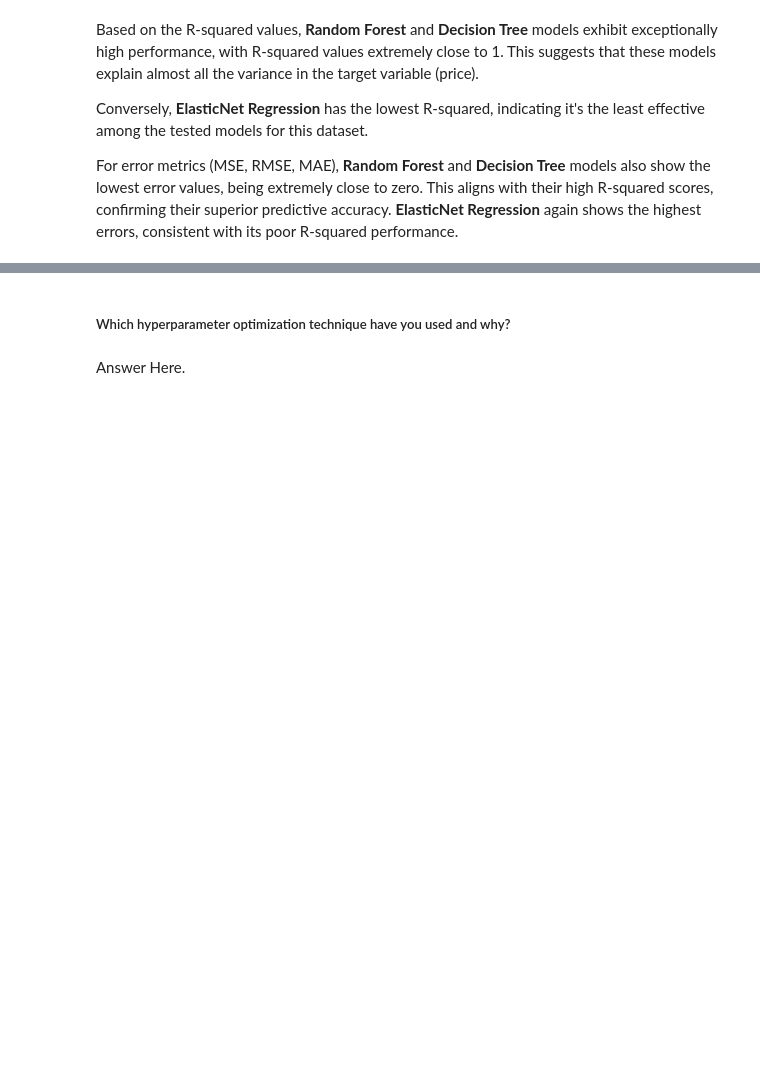
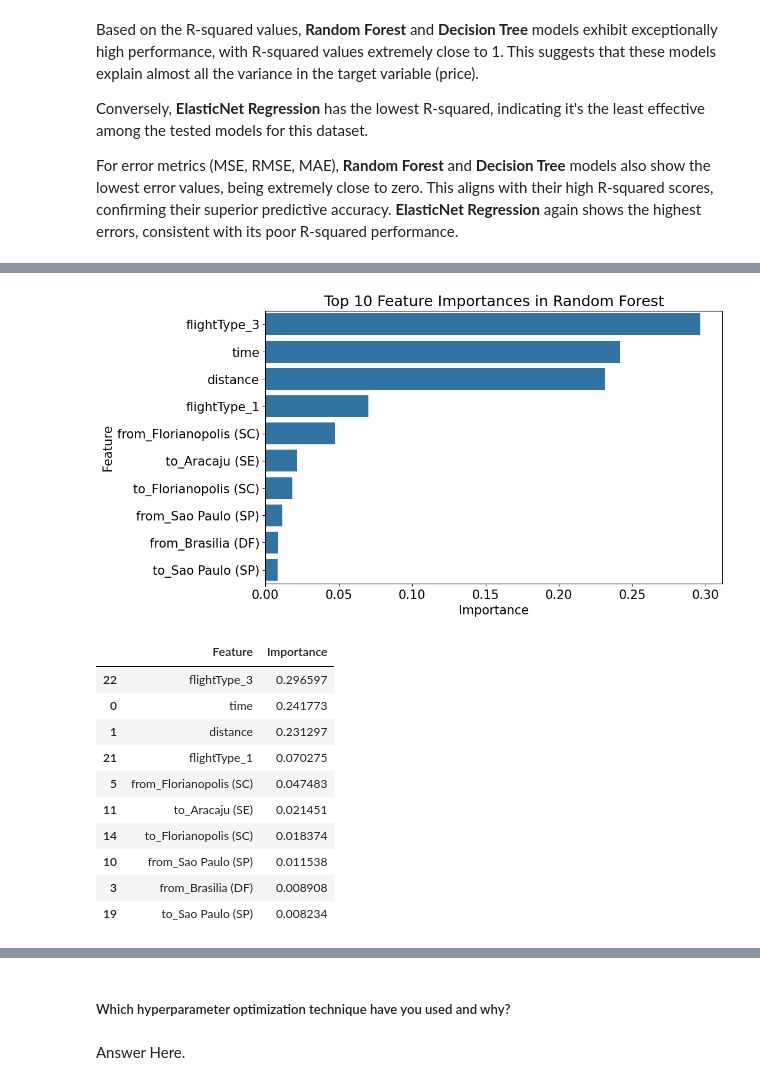
Before and after one commit to amol004/Voyage-Analytics-Integrating-MLOps-in-Travel, a Jupyter notebook: Capstone_Project_Productionization_of_ML_Systems.ipynb, the cells around one changed output, grey strips where cells are left out. Saved outputs shown, nothing was run; the diff lists cells and outputs as text; code cells hidden in the pictures; blank space fills up the shorter version.

```diff
--- a/Capstone_Project_Productionization_of_ML_Systems.ipynb
+++ b/Capstone_Project_Productionization_of_ML_Systems.ipynb
@@ -1442,0 +1480,34 @@ Answer Here.
+# %%
+import matplotlib.pyplot as plt
+
+# Re-train a simple Random Forest to check feature importance
+from sklearn.ensemble import RandomForestRegressor
+
+rf_model = RandomForestRegressor(n_estimators=100, random_state=42)
+rf_model.fit(X_train, y_train)
+
+# Get feature importances
+importances = rf_model.feature_importances_
+feature_names = flight_users_encoded.drop(columns=['price']).columns
+feature_importance_df = pd.DataFrame({'Feature': feature_names, 'Importance': importances}).sort_values(by='Importance', ascending=False)
+
+# Plot top 10 features
+plt.figure(figsize=(10, 6))
+sns.barplot(x='Importance', y='Feature', data=feature_importance_df.head(10))
+plt.title('Top 10 Feature Importances in Random Forest')
+plt.show()
+
+display(feature_importance_df.head(10))
+# %% [output]
+[figure, added]
+|  | Feature | Importance |
+| 22 | flightType_3 | 0.296597 |
+| 0 | time | 0.241773 |
+| 1 | distance | 0.231297 |
+| 21 | flightType_1 | 0.070275 |
+| 5 | from_Florianopolis (SC) | 0.047483 |
+| 11 | to_Aracaju (SE) | 0.021451 |
+| 14 | to_Florianopolis (SC) | 0.018374 |
+| 10 | from_Sao Paulo (SP) | 0.011538 |
+| 3 | from_Brasilia (DF) | 0.008908 |
+| 19 | to_Sao Paulo (SP) | 0.008234 |
```
Also changed, not shown: parts of 31 cells of this notebook.
